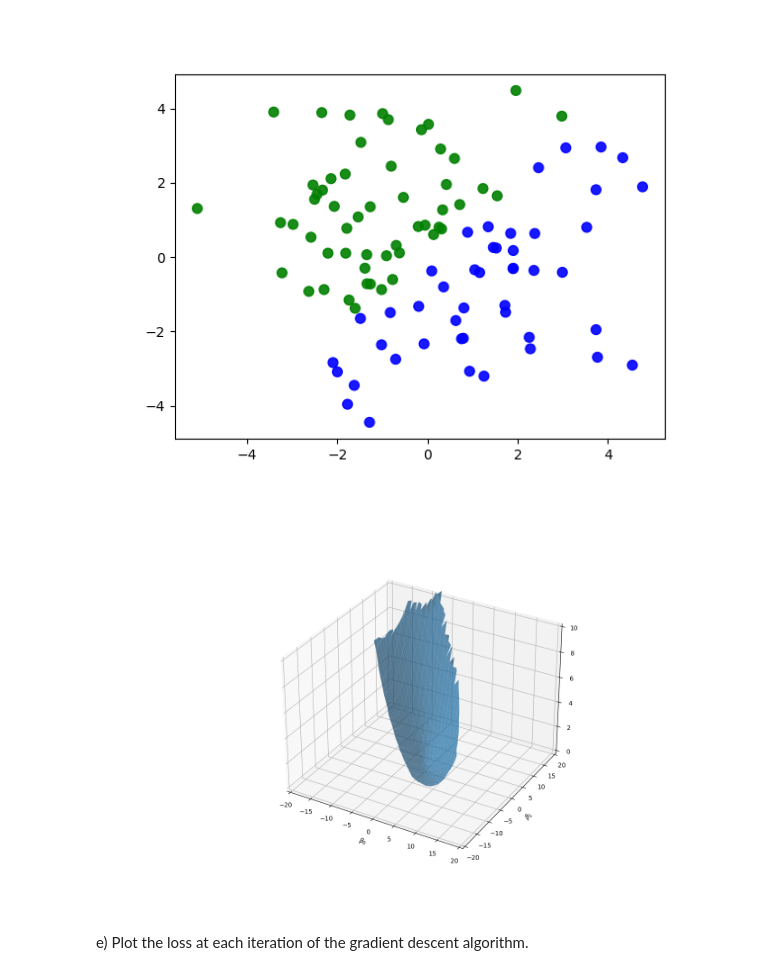
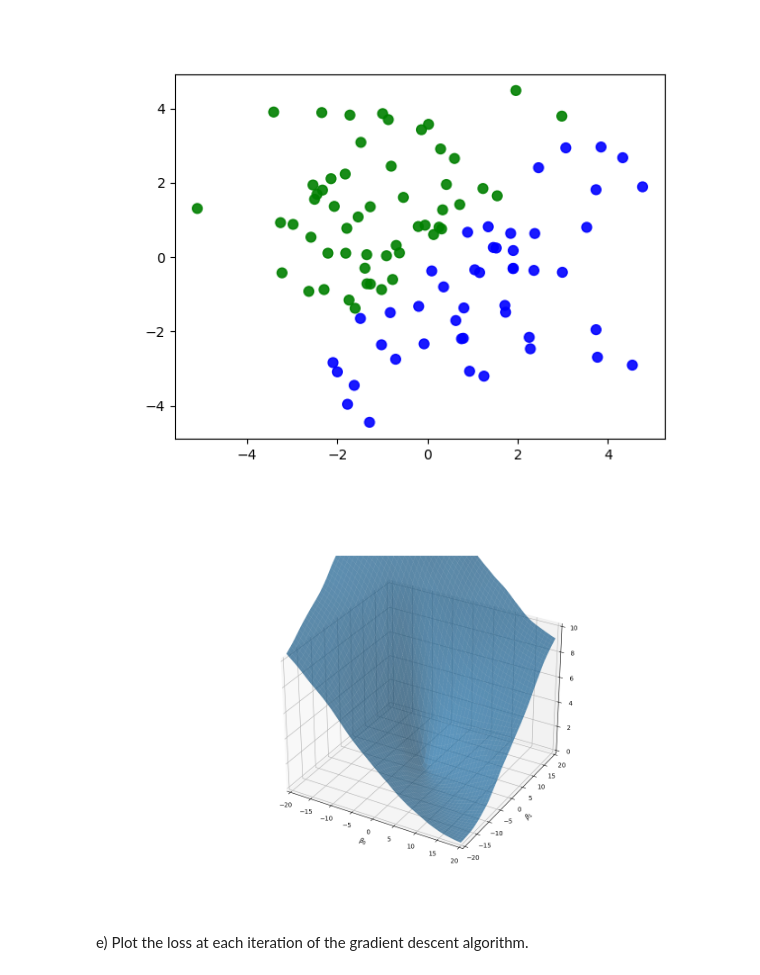
Before and after one commit to bbbBao/CS506-Spring2023-tianyib, a Jupyter notebook: worksheets/worksheet_17.ipynb, the cells around one changed output. Cells and saved outputs as stored; diff of their text form; code cells hidden in the pictures.

```diff
--- a/worksheets/worksheet_17.ipynb
+++ b/worksheets/worksheet_17.ipynb
@@ -226,40 +226,44 @@ def sigmoid(x):
 
 
 def loss(X, y, beta):
-    res = 0
-    for i in range(len(X)):
-        res += y[i] * np.log(sigmoid(X[i].dot(beta))) + (1 - y[i]) * np.log(1 - sigmoid(X[i].dot(beta)))
-    return - res/len(X)
+    z = X.dot(beta)
+    y_hat = sigmoid(z)
+    eps = 1e-10  # small value to avoid taking log of 0 or 1
+    cost = 0
+    for i in range(len(y)):
+        cost -= (1 - y[i]) * np.log(1 - y_hat[i] + eps)
+        cost -= y[i] * np.log(y_hat[i] + eps)
+    return cost / len(y)
 
 
 def get_cost(B0, B1):
     res = []
     for b0, b1 in zip(B0, B1):
         line = []
         for i in range(len(b0)):
             beta = np.array([b0[i], b1[i]])
             line.append(loss(X, y, beta))
         res.append(line)
     return np.array(res)
 
 cost = get_cost(b0, b1)
 
 # Creating figure
 fig = plt.figure(figsize =(14, 9))
 ax = plt.axes(projection ='3d')
 ax.set_xlim(-20, 20)
 ax.set_xlabel(r'$\beta_0$')
 ax.set_ylabel(r'$\beta_1$')
 ax.set_ylim(-20, 20)
 ax.set_zlim(0, 10)
 
 # Creating plot
 ax.plot_surface(b0, b1, cost, alpha=.7)
 
 # show plot
 plt.show()
 # %% [output]
-[figure, old version]
+[figure, new version]
 # %% [markdown]
 e) Plot the loss at each iteration of the gradient descent algorithm.
 # %%
```
Also changed, not shown: parts of 3 cells of this notebook, 2 other files.
